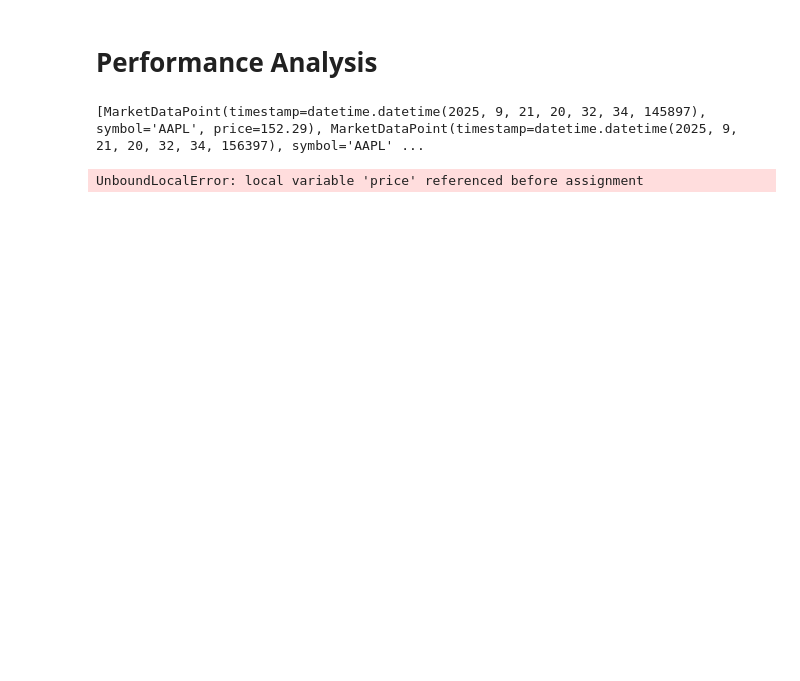
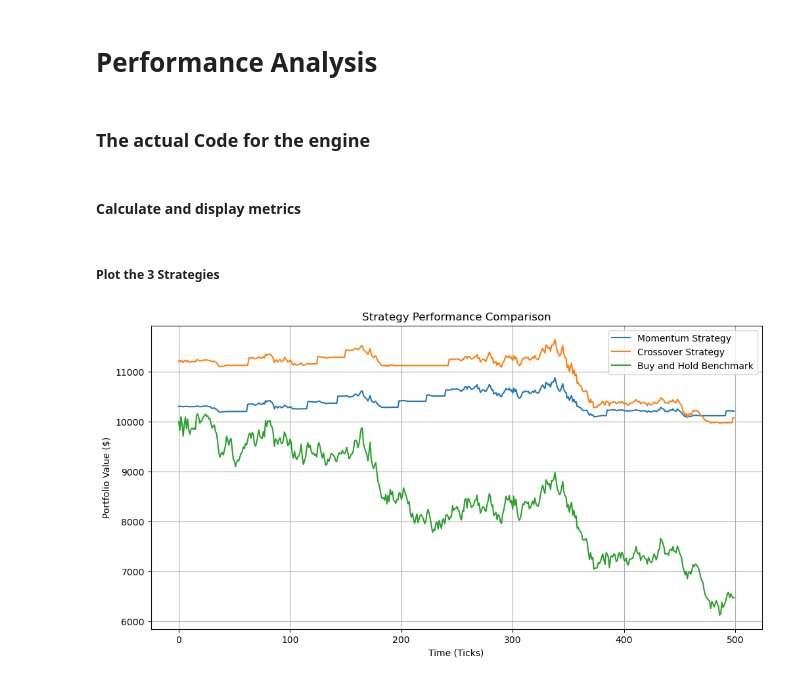
Before and after one commit to sverrirhakonar/Assignment_1, a Jupyter notebook: sverrir/performance.ipynb, the cells around one changed output. Drawn from its saved outputs; the diff is of its cells as text; code cells hidden in the pictures; blank space fills up the shorter version.

```diff
--- a/sverrir/performance.ipynb
+++ b/sverrir/performance.ipynb
@@ -4,14 +4,16 @@
 from data_loader import read_market_data
 from engine import TradingEngine
 from strategies import MomentumStrategy, MovingAverageCrossOver
-from reporting import calculate_total_return, calculate_periodic_return, calculate_sharpe_ratio, calculate_max_drawdown
+from reporting import calculate_total_return, calculate_periodic_return, calculate_sharpe_ratio, calculate_max_drawdown, print_performance_report
 import matplotlib.pyplot as plt
 import statistics
 import math
 
 # Constants
 FILENAME = 'market_data.csv'
-INITIAL_CASH = 100000.0
+INITIAL_CASH = 10000.0
+# %% [markdown]
+### The actual Code for the engine
 # %%
 # Loading the data + Simulation
 market_data_ticks = read_market_data(FILENAME)
@@ -21,9 +23,10 @@ momentum_strategy = MomentumStrategy(window=15)
 crossover_strategy = MovingAverageCrossOver(short_window=10, long_window=30)
 strategies = [momentum_strategy, crossover_strategy]
 
-engine = TradingEngine(strategies, cash=INITIAL_CASH)
+engine1 = TradingEngine([momentum_strategy], INITIAL_CASH)
+engine2 = TradingEngine([crossover_strategy], INITIAL_CASH)
 
-engine.run(market_data_ticks)
+engine1.run(market_data_ticks)
+engine2.run(market_data_ticks)
-# %% [output]
-[MarketDataPoint(timestamp=datetime.datetime(2025, 9, 21, 20, 32, 34, 145897), symbol='AAPL', price=152.29), MarketDataPoint(timestamp=datetime.datetime(2025, 9, 21, 20, 32, 34, 156397), symbol='AAPL' ...
-UnboundLocalError: local variable 'price' referenced before assignment
+# %% [markdown]
+#### Calculate and display metrics
@@ -29,0 +38,21 @@ UnboundLocalError: local variable 'price' referenced before assignment
+# %% [markdown]
+##### Plot the 3 Strategies
+# %%
+all_prices = [tick.price for tick in market_data_ticks]
+first_price = all_prices[0]
+buy_and_hold_equity = [(price / first_price) * INITIAL_CASH for price in all_prices]
+plt.figure(figsize=(12, 6))
+
+plt.plot(engine1.equity_curve, label='Momentum Strategy')
+plt.plot(engine2.equity_curve, label='Crossover Strategy')
+plt.plot(buy_and_hold_equity, label='Buy and Hold Benchmark')
+
+plt.title('Strategy Performance Comparison')
+plt.xlabel('Time (Ticks)')
+plt.ylabel('Portfolio Value ($)')
+
+plt.legend()
+plt.grid(True)
+plt.show()
+# %% [output]
+[figure, added]
```
Also changed, not shown: parts of 2 cells of this notebook, 5 other files.
